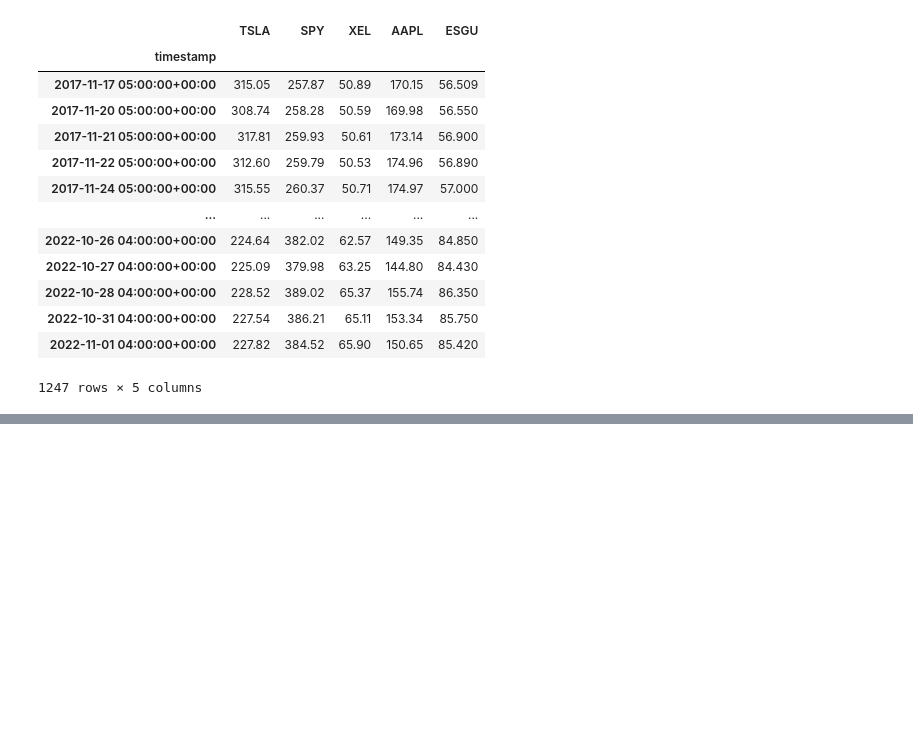
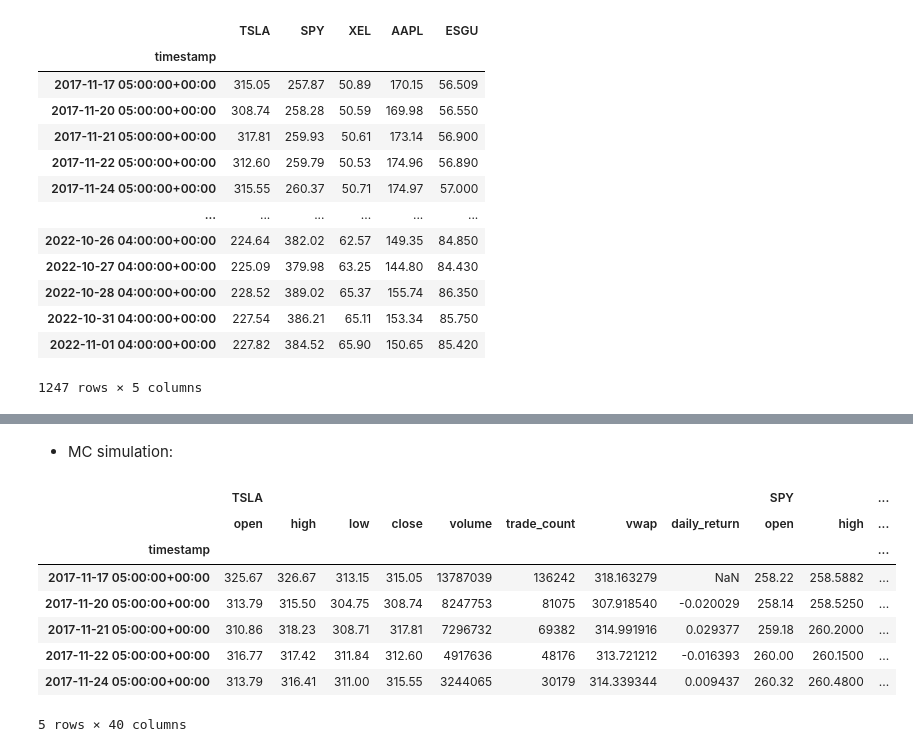
Before and after one commit to hagankj/Team-3-Repo, a Jupyter notebook: api_data.ipynb, the cells around one changed output, grey strips where cells are left out. Cells and saved outputs as stored; diff of their text form; code cells hidden in the pictures; blank space fills up the shorter version.

```diff
--- a/api_data.ipynb
+++ b/api_data.ipynb
@@ -135,0 +162,2 @@ Length: 1239, dtype: float64
+# %% [markdown]
+- MC simulation:
@@ -135,0 +173,12 @@ Length: 1239, dtype: float64
+# %%
+MC_1.portfolio_data.head()
+# %% [output]
+|  | TSLA |  |  |  |  |  |  |  | SPY |  | ... |
+|  | open | high | low | close | volume | trade_count | vwap | daily_return | open | high | ... |
+| timestamp |  |  |  |  |  |  |  |  |  |  | ... |
+| 2017-11-17 05:00:00+00:00 | 325.67 | 326.67 | 313.15 | 315.05 | 13787039 | 136242 | 318.163279 | NaN | 258.22 | 258.5882 | ... |
+| 2017-11-20 05:00:00+00:00 | 313.79 | 315.50 | 304.75 | 308.74 | 8247753 | 81075 | 307.918540 | -0.020029 | 258.14 | 258.5250 | ... |
+| 2017-11-21 05:00:00+00:00 | 310.86 | 318.23 | 308.71 | 317.81 | 7296732 | 69382 | 314.991916 | 0.029377 | 259.18 | 260.2000 | ... |
+| 2017-11-22 05:00:00+00:00 | 316.77 | 317.42 | 311.84 | 312.60 | 4917636 | 48176 | 313.721212 | -0.016393 | 260.00 | 260.1500 | ... |
+| 2017-11-24 05:00:00+00:00 | 313.79 | 316.41 | 311.00 | 315.55 | 3244065 | 30179 | 314.339344 | 0.009437 | 260.32 | 260.4800 | ... |
+5 rows × 40 columns
```
Also changed, not shown: parts of 15 cells of this notebook, 1 other file.
